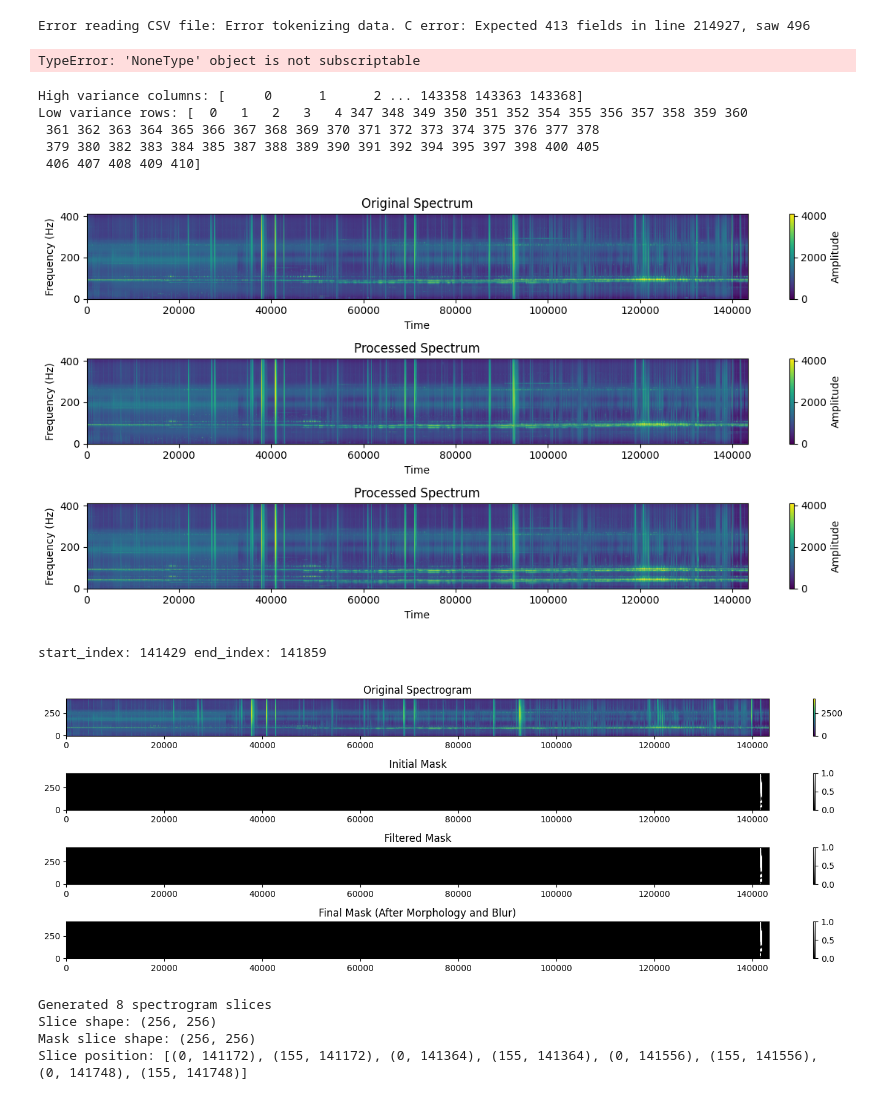
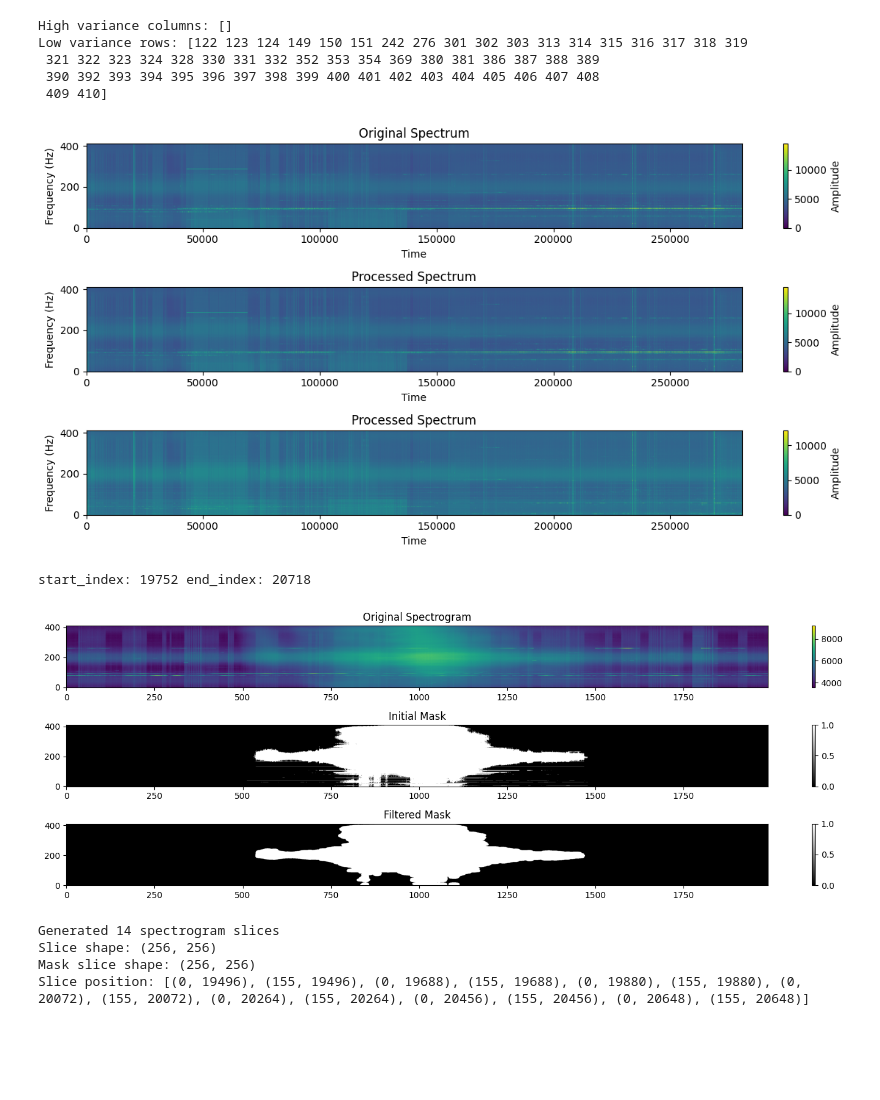
Before and after one commit to Kasper-Heliophysics-MDP/TransferLearning_CNN, a Jupyter notebook: radburst_tl/data_preprocessing/data_slicing.ipynb, the cells around one changed output. Drawn from its saved outputs; the diff is of its cells as text; code cells hidden in the pictures; blank space fills up the shorter version.

```diff
--- a/radburst_tl/data_preprocessing/data_slicing.ipynb
+++ b/radburst_tl/data_preprocessing/data_slicing.ipynb
@@ -2,9 +2,9 @@
 import pandas as pd
 import matplotlib.pyplot as plt
 from read_csv_file import read_csv_file
-file_path = '/Users/remiliascarlet/Desktop/MDP/transfer_learning/burst_data/csv/240420131240-Skyline High School.csv'
+file_path = '/Users/remiliascarlet/Desktop/MDP/transfer_learning/burst_data/csv/240729165011-Skyline High School.csv'
 # %%
-df = read_csv_file(file_path)
+df = pd.read_csv(file_path, on_bad_lines='skip')
 # if df is not None:
 #     print("DataFrame head:\n", df)
 
@@ -17,13 +17,10 @@ data = df.iloc[:, 2:]
 # print("Times:\n", times.head())
 # print("Frequency (Hz):\n", frequency)
 # print("Data:\n", data.head())
-# %% [output]
-Error reading CSV file: Error tokenizing data. C error: Expected 413 fields in line 214927, saw 496
-TypeError: 'NoneType' object is not subscriptable
 # %%
 from data_denoise import remove_horizontal_noise, remove_vertical_noise
 
-remove_horizontal_data = remove_horizontal_noise(data)
+remove_horizontal_data = remove_horizontal_noise(data, num_std = 15)
 removed_data = remove_vertical_noise(remove_horizontal_data)
 # removed_data = remove_horizontal_data
 
@@ -53,65 +50,74 @@ plt.colorbar(label='Amplitude')
 plt.tight_layout()
 plt.show()
 # %% [output]
-High variance columns: [     0      1      2 ... 143358 143363 143368]
-Low variance rows: [  0   1   2   3   4 347 348 349 350 351 352 354 355 356 357 358 359 360
- 361 362 363 364 365 366 367 368 369 370 371 372 373 374 375 376 377 378
- 379 380 382 383 384 385 387 388 389 390 391 392 394 395 397 398 400 405
- 406 407 408 409 410]
+High variance columns: []
+Low variance rows: [122 123 124 149 150 151 242 276 301 302 303 313 314 315 316 317 318 319
+ 321 322 323 324 328 330 331 332 352 353 354 369 380 381 386 387 388 389
+ 390 392 393 394 395 396 397 398 399 400 401 402 403 404 405 406 407 408
+ 409 410]
-[figure, old version]
+[figure, new version]
 # %%
 from data_label import time_to_column_indices, create_srb_mask, apply_morphological_operations, blur, apply_rolling_median_filter, intersect_srb_masks
+import numpy as np
 
-start_time_str = '19:25:05' # Replace with the actual onset time of your data
-end_time_str = '19:25:48' # Replace with the actual offset time of your data
+start_time_str = '17:23:15' # Replace with the actual onset time of your data
+end_time_str = '17:24:52' # Replace with the actual offset time of your data
 
 start_index, end_index = time_to_column_indices(times, start_time_str, end_time_str)
 print("start_index:", start_index, "end_index:", end_index)
 
 # initial_mask = create_srb_mask(data, start_index, end_index, pct_threshold=25)
-initial_mask = create_srb_mask(removed_data, start_index, end_index, pct_threshold=25)
-morph_mask = apply_morphological_operations(initial_mask, erosion_radius=5, dilation_radius=10, operation_sequence=['erode', 'dilate'])
+initial_mask = create_srb_mask(removed_data, start_index, end_index, pct_threshold=50)
+morph_mask = apply_morphological_operations(initial_mask, erosion_radius=10, dilation_radius=10, operation_sequence=['erode', 'dilate'])
 filtered_mask = apply_rolling_median_filter(morph_mask, window_size=5)
 # final_mask = blur(morph_mask, blur_filter_shape=(5, 5))
 
 undeniosed_mask = create_srb_mask(data, start_index, end_index)
 undeniosed_morph_mask = apply_morphological_operations(undeniosed_mask, erosion_radius=2, dilation_radius=10, operation_sequence=['erode', 'dilate'])
 undeniosed_filtered_mask = apply_rolling_median_filter(undeniosed_morph_mask, window_size=3)
 
 final_mask = intersect_srb_masks(filtered_mask, undeniosed_filtered_mask)
 
 # Plotting
+plotting_data = remove_horizontal_data[(start_index-512):(end_index+512),:]
+plotting_initial_mask = initial_mask[(start_index-512):(end_index+512),:]
+plotting_filtered_mask = filtered_mask[(start_index-512):(end_index+512),:]
+
 plt.figure(figsize=(15, 5))
 
-plt.subplot(4, 1, 1)
-plt.imshow(data.T[::-1], aspect='auto', cmap='viridis', origin='lower')
+plt.subplot(3, 1, 1)
+plt.imshow(plotting_data.T[::-1], aspect='auto', cmap='viridis', origin='lower')
 plt.title('Original Spectrogram')
 plt.colorbar()
 
-plt.subplot(4, 1, 2)
-plt.imshow(initial_mask.T[::-1], aspect='auto', cmap='gray', origin='lower')
+plt.subplot(3, 1, 2)
+plt.imshow(plotting_initial_mask.T[::-1], aspect='auto', cmap='gray', origin='lower')
 plt.title('Initial Mask')
 plt.colorbar()
 
-plt.subplot(4, 1, 3)
-plt.imshow(filtered_mask.T[::-1], aspect='auto', cmap='gray', origin='lower')
+plt.subplot(3, 1, 3)
+plt.imshow(plotting_filtered_mask.T[::-1], aspect='auto', cmap='gray', origin='lower')
 plt.title('Filtered Mask')
 plt.colorbar()
 
-plt.subplot(4, 1, 4)
-plt.imshow(final_mask.T[::-1], aspect='auto', cmap='gray', origin='lower')
-plt.title('Final Mask (After Morphology and Blur)')
-plt.colorbar()
+# plt.subplot(4, 1, 4)
+# plt.imshow(final_mask.T[::-1], aspect='auto', cmap='gray', origin='lower')
+# plt.title('Final Mask (After Morphology and Blur)')
+# plt.colorbar()
 
 plt.tight_layout()
 plt.show()
 
 #Filtered mask is Best!
 using_data = remove_horizontal_data
 using_mask = filtered_mask
+# using_data = remove_horizontal_data[(start_index-512):(end_index+512), :]
+# using_mask = filtered_mask[(start_index-512):(end_index+512), :]
+# using_times = times[(start_index-512):(end_index+512)]
+# print(using_times)
 # %% [output]
-start_index: 141429 end_index: 141859
+start_index: 19752 end_index: 20718
-[figure, old version]
+[figure, new version]
 # %%
 # Data Slicing
 
@@ -138,10 +144,10 @@ print(f"Slice shape: {slices[0].shape}")
 print(f"Mask slice shape: {mask_slices[0].shape}")
 print(f"Slice position: {positions}")
 # %% [output]
-Generated 8 spectrogram slices
+Generated 14 spectrogram slices
 Slice shape: (256, 256)
 Mask slice shape: (256, 256)
-Slice position: [(0, 141172), (155, 141172), (0, 141364), (155, 141364), (0, 141556), (155, 141556), (0, 141748), (155, 141748)]
+Slice position: [(0, 19496), (155, 19496), (0, 19688), (155, 19688), (0, 19880), (155, 19880), (0, 20072), (155, 20072), (0, 20264), (155, 20264), (0, 20456), (155, 20456), (0, 20648), (155, 20648)]
 # %%
 
 from numpy import min, max
```
Also changed, not shown: parts of 2 cells of this notebook, 1 other file.
